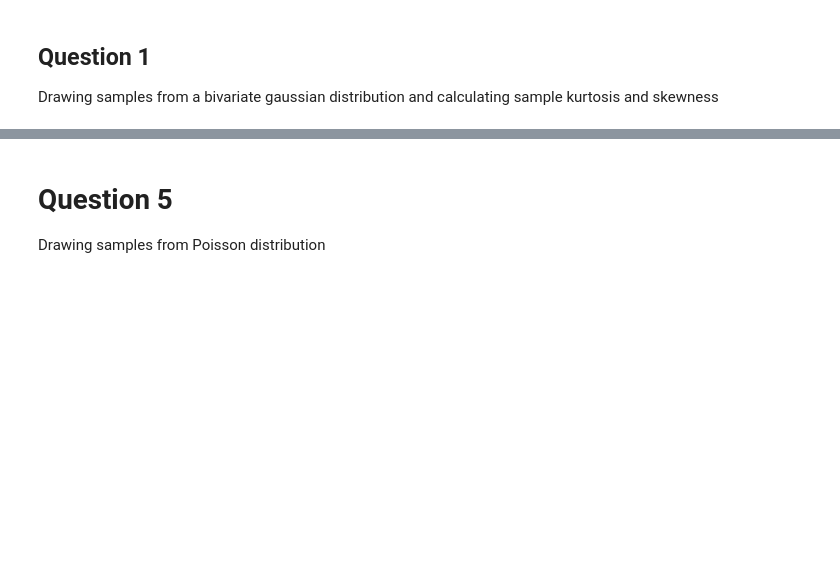
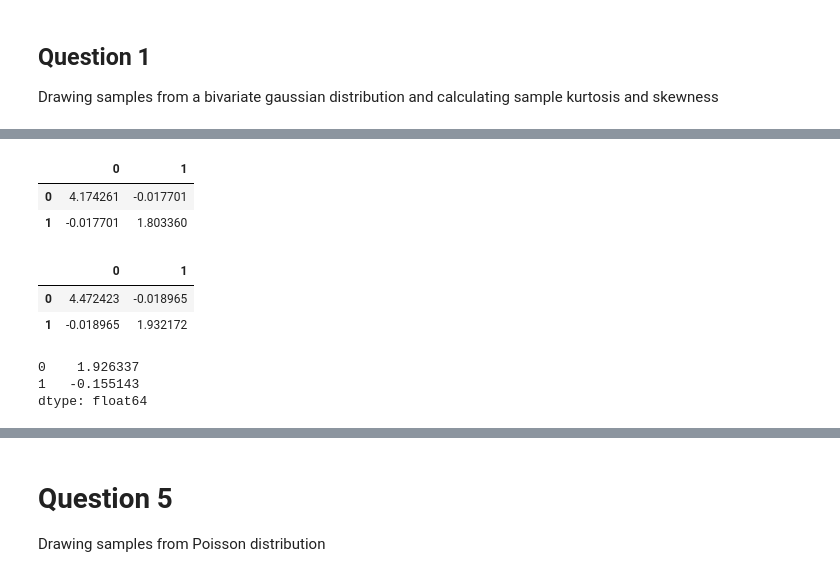
Before and after one commit to arpit-saxena/MTL390, a Jupyter notebook: minor/helper.ipynb, the cells around one changed output, grey strips where cells are left out. Drawn from its saved outputs; the diff is of its cells as text; code cells hidden in the pictures; blank space fills up the shorter version.

```diff
--- a/minor/helper.ipynb
+++ b/minor/helper.ipynb
@@ -35,2 +36,20 @@ print(samples.to_latex())
 \bottomrule
 \end{tabular}
+# %%
+samples.cov(ddof=0)
+# %% [output]
+|  | 0 | 1 |
+| 0 | 4.174261 | -0.017701 |
+| 1 | -0.017701 | 1.803360 |
+# %%
+samples.cov(ddof=1)
+# %% [output]
+|  | 0 | 1 |
+| 0 | 4.472423 | -0.018965 |
+| 1 | -0.018965 | 1.932172 |
+# %%
+samples.mean()
+# %% [output]
+0    1.926337
+1   -0.155143
+dtype: float64
```
Also changed, not shown: parts of 8 cells of this notebook, 2 other files.
